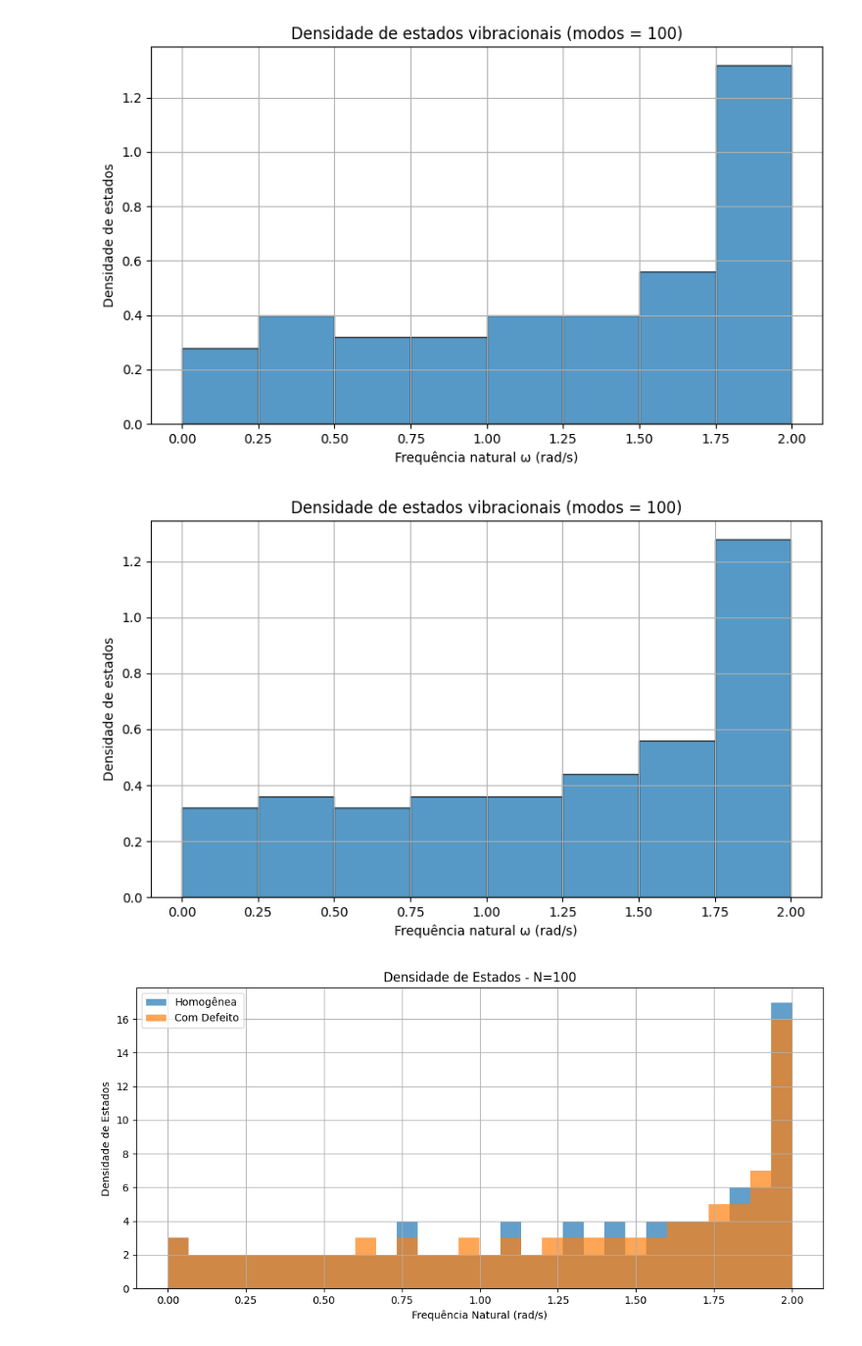
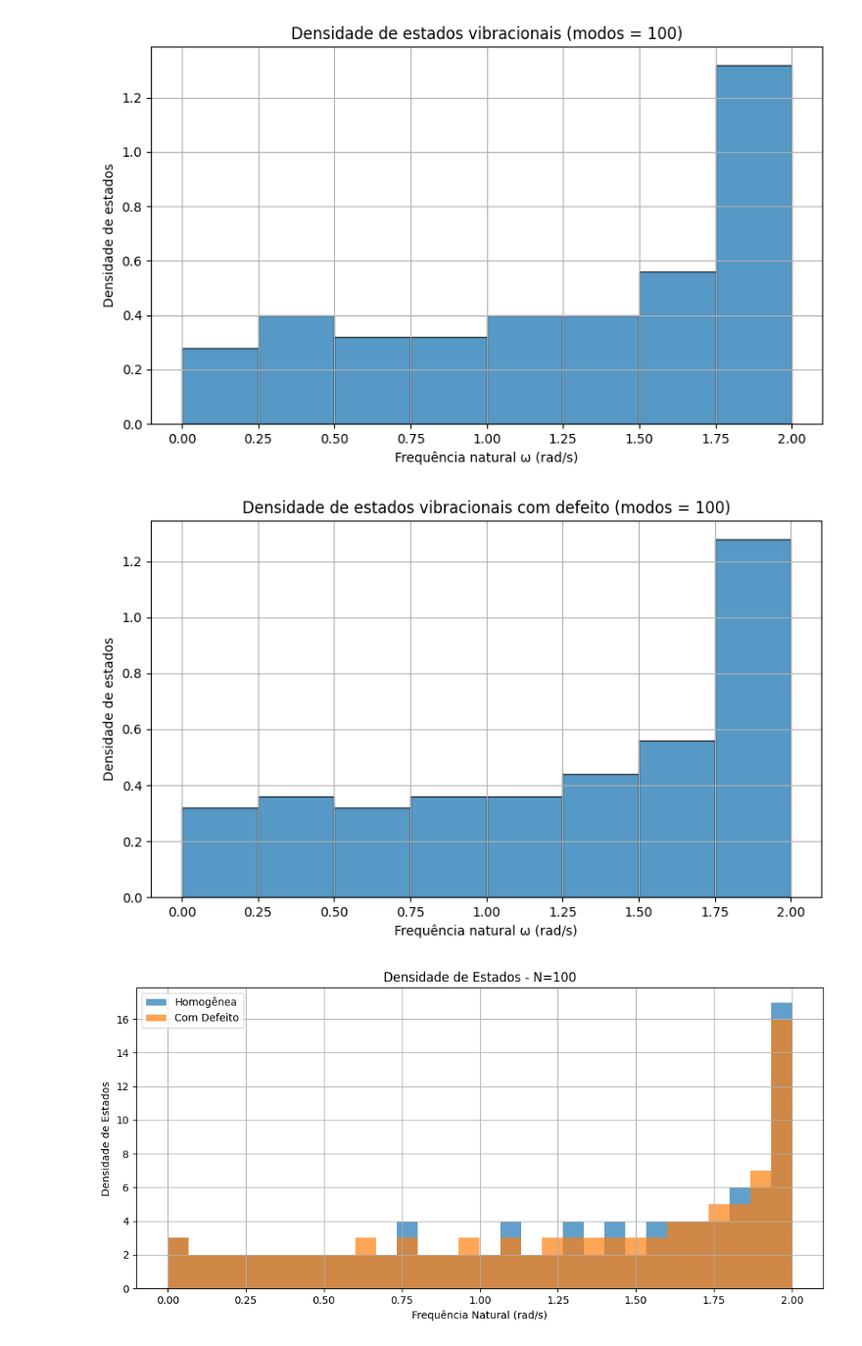
Before and after one commit to matheus-cmramos/AV5, a Jupyter notebook: av5.ipynb, the cells around one changed output. Shown at 98% size. Cells and saved outputs as stored; diff of their text form; code cells hidden in the pictures.

```diff
--- a/av5.ipynb
+++ b/av5.ipynb
@@ -59,22 +59,22 @@ for i in range(N1): #tamanho da cadeia
 M_defeito = np.eye(N1) * m
 M_defeito[N1 // 2] = m1  # introduz o defeito no centro
 M_defeito_inv_sqrt = np.diag(1 / np.sqrt(np.diag(M_defeito)))
-D_def = M_defeito_inv_sqrt @ K @ M_defeito_inv_sqrt
+D_def = M_defeito_inv_sqrt @ K1_defeito @ M_defeito_inv_sqrt
 
 ww100_defeito, v100_defeito = sp.linalg.eigh(D_def) #autovalores (omega^2) e autovetores (modos normais)
 w100_defeito = np.sqrt(np.abs(ww100_defeito)) #frequencias naturais
 # %%
 #histograma para N100 com defeito de massa
 plt.figure(figsize=(8, 5))
 plt.hist(w100_defeito, bins=8, density=True, edgecolor='black', alpha=0.75)
 plt.xlabel('Frequência natural ω (rad/s)')
 plt.ylabel('Densidade de estados')
-plt.title('Densidade de estados vibracionais (modos = {})'.format(N1))
+plt.title('Densidade de estados vibracionais com defeito (modos = {})'.format(N1))
 plt.grid(True)
 plt.tight_layout()
 plt.show()
 # %% [output]
-[figure, old version]
+[figure, new version]
 # %%
 #histograma comparando os dois caso de N = 100
 
```
Also changed, not shown: parts of 6 cells of this notebook.
